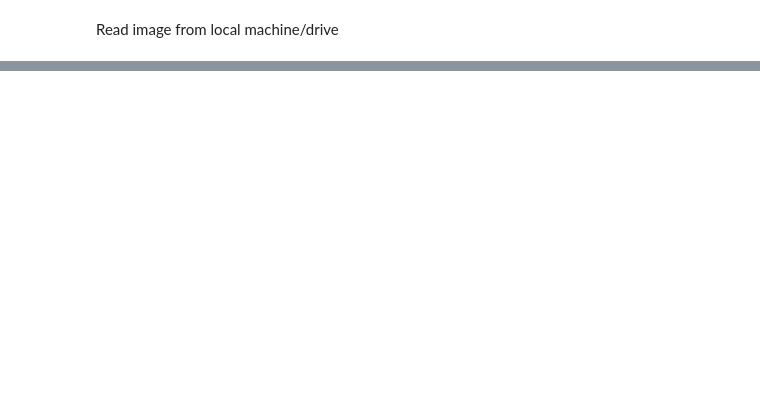
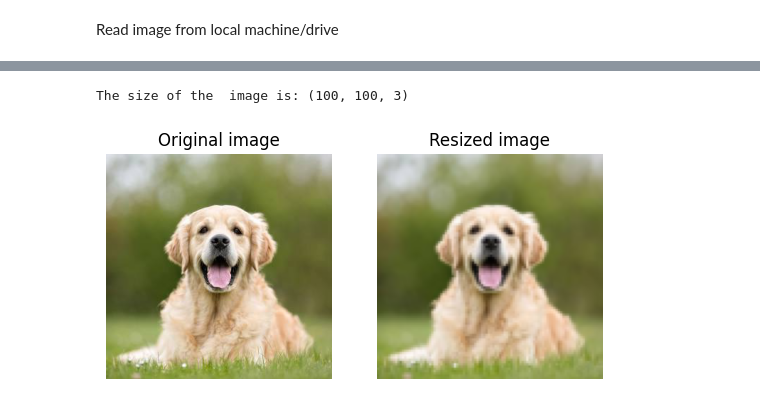
Before and after one commit to sikha2552/Towards_Data_science_Blog1, a Jupyter notebook: Part1.ipynb, the cells around one changed output, grey strips where cells are left out. Saved outputs shown, nothing was run; the diff lists cells and outputs as text; code cells hidden in the pictures; blank space fills up the shorter version.

```diff
--- a/Part1.ipynb
+++ b/Part1.ipynb
@@ -55,0 +62,17 @@ plt.show()
+# %%
+from skimage.transform import resize
+new_H=100
+new_W=100
+im_resize=resize(im,[new_H,new_W])
+fig,ax=plt.subplots(1,2)
+ax[0].imshow(im)
+ax[0].set_title('Original image')
+ax[1].imshow(im_resize)
+ax[1].set_title('Resized image')
+for a in ax:
+  a.axis('off')
+
+print('The size of the  image is: {}'.format(im_resize.shape))
+# %% [output]
+The size of the  image is: (100, 100, 3)
+[figure, added]
```
Also changed, not shown: parts of 16 cells of this notebook.
